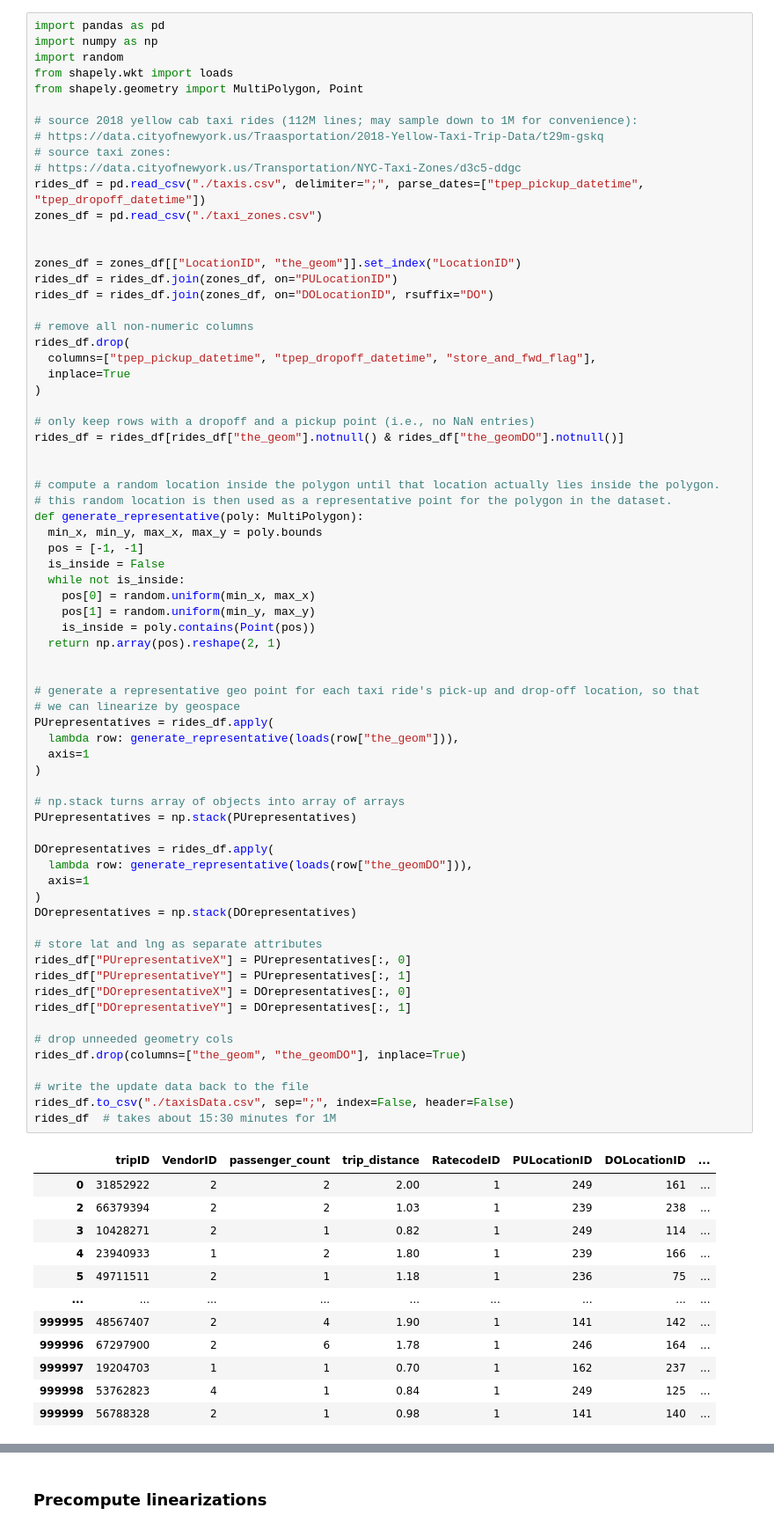
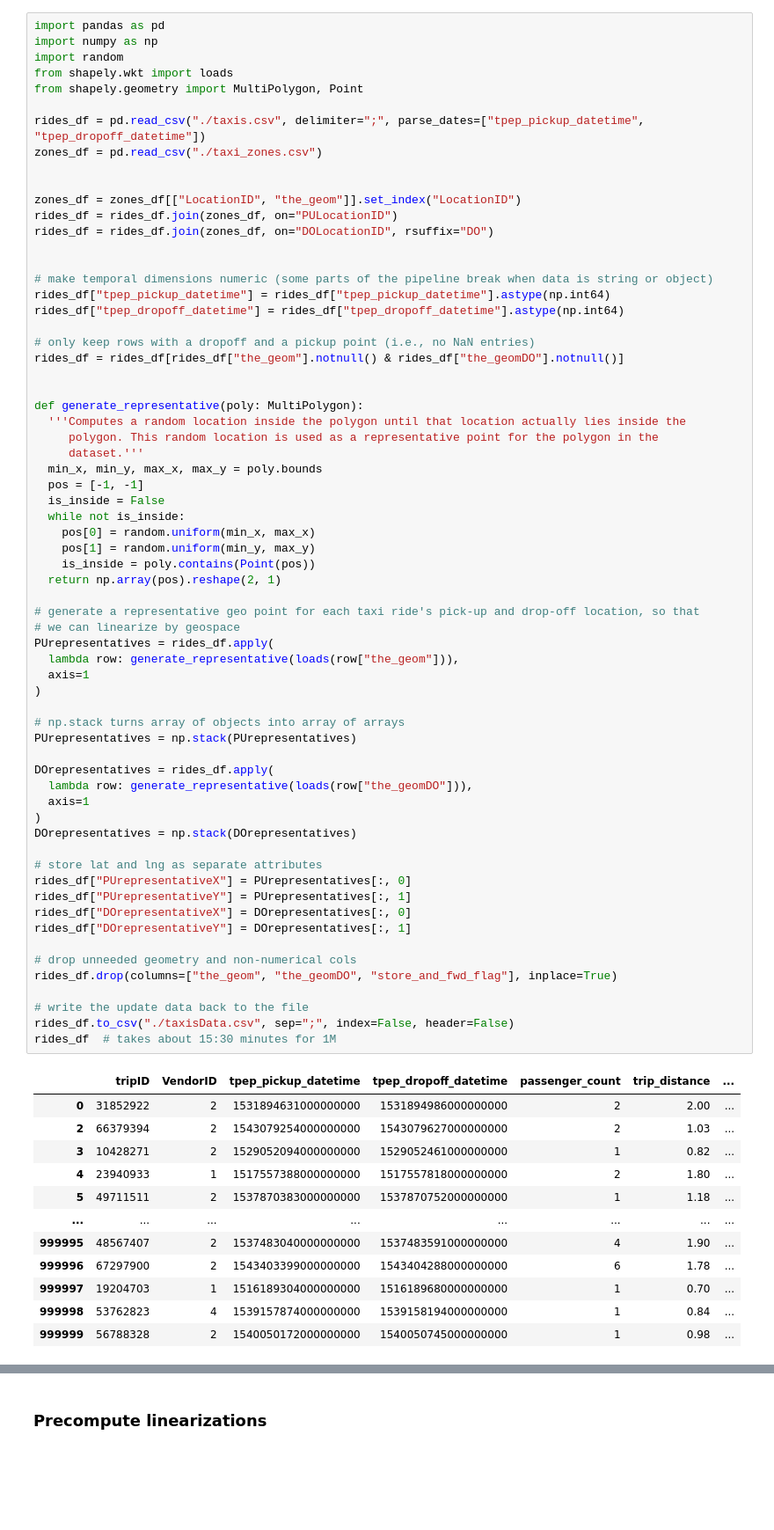
Before and after one commit to vis-au/prosample, a Jupyter notebook: server/pipeline/linearizations/input_files/taxis_tests.ipynb, the cells around one changed output, grey strips where cells are left out. Shown at 88% size. Drawn from its saved outputs; the diff is of its cells as text; blank space fills up the shorter version.

Commit message:
update taxi notebook

```diff
--- a/server/pipeline/linearizations/input_files/taxis_tests.ipynb
+++ b/server/pipeline/linearizations/input_files/taxis_tests.ipynb
@@ -7,10 +13,6 @@ import random
 from shapely.wkt import loads
 from shapely.geometry import MultiPolygon, Point
 
-# source 2018 yellow cab taxi rides (112M lines; may sample down to 1M for convenience):
-# https://data.cityofnewyork.us/Traasportation/2018-Yellow-Taxi-Trip-Data/t29m-gskq
-# source taxi zones:
-# https://data.cityofnewyork.us/Transportation/NYC-Taxi-Zones/d3c5-ddgc
 rides_df = pd.read_csv("./taxis.csv", delimiter=";", parse_dates=["tpep_pickup_datetime", "tpep_dropoff_datetime"])
 zones_df = pd.read_csv("./taxi_zones.csv")
 
@@ -19,19 +21,19 @@ zones_df = zones_df[["LocationID", "the_geom"]].set_index("LocationID")
 rides_df = rides_df.join(zones_df, on="PULocationID")
 rides_df = rides_df.join(zones_df, on="DOLocationID", rsuffix="DO")
 
-# remove all non-numeric columns
-rides_df.drop(
-  columns=["tpep_pickup_datetime", "tpep_dropoff_datetime", "store_and_fwd_flag"],
-  inplace=True
-)
+
+# make temporal dimensions numeric (some parts of the pipeline break when data is string or object)
+rides_df["tpep_pickup_datetime"] = rides_df["tpep_pickup_datetime"].astype(np.int64)
+rides_df["tpep_dropoff_datetime"] = rides_df["tpep_dropoff_datetime"].astype(np.int64)
 
 # only keep rows with a dropoff and a pickup point (i.e., no NaN entries)
 rides_df = rides_df[rides_df["the_geom"].notnull() & rides_df["the_geomDO"].notnull()]
 
 
-# compute a random location inside the polygon until that location actually lies inside the polygon.
-# this random location is then used as a representative point for the polygon in the dataset.
 def generate_representative(poly: MultiPolygon):
+  '''Computes a random location inside the polygon until that location actually lies inside the
+     polygon. This random location is used as a representative point for the polygon in the
+     dataset.'''
   min_x, min_y, max_x, max_y = poly.bounds
   pos = [-1, -1]
   is_inside = False
@@ -40,46 +42,45 @@ def generate_representative(poly: MultiPolygon):
     pos[1] = random.uniform(min_y, max_y)
     is_inside = poly.contains(Point(pos))
   return np.array(pos).reshape(2, 1)
-
 
 # generate a representative geo point for each taxi ride's pick-up and drop-off location, so that
 # we can linearize by geospace
 PUrepresentatives = rides_df.apply(
   lambda row: generate_representative(loads(row["the_geom"])),
   axis=1
 )
 
 # np.stack turns array of objects into array of arrays
 PUrepresentatives = np.stack(PUrepresentatives)
 
 DOrepresentatives = rides_df.apply(
   lambda row: generate_representative(loads(row["the_geomDO"])),
   axis=1
 )
 DOrepresentatives = np.stack(DOrepresentatives)
 
 # store lat and lng as separate attributes
 rides_df["PUrepresentativeX"] = PUrepresentatives[:, 0]
 rides_df["PUrepresentativeY"] = PUrepresentatives[:, 1]
 rides_df["DOrepresentativeX"] = DOrepresentatives[:, 0]
 rides_df["DOrepresentativeY"] = DOrepresentatives[:, 1]
 
-# drop unneeded geometry cols
-rides_df.drop(columns=["the_geom", "the_geomDO"], inplace=True)
+# drop unneeded geometry and non-numerical cols
+rides_df.drop(columns=["the_geom", "the_geomDO", "store_and_fwd_flag"], inplace=True)
 
 # write the update data back to the file
 rides_df.to_csv("./taxisData.csv", sep=";", index=False, header=False)
 rides_df  # takes about 15:30 minutes for 1M
 # %% [output]
-|  | tripID | VendorID | passenger_count | trip_distance | RatecodeID | PULocationID | DOLocationID | ... |
-| 0 | 31852922 | 2 | 2 | 2.00 | 1 | 249 | 161 | ... |
-| 2 | 66379394 | 2 | 2 | 1.03 | 1 | 239 | 238 | ... |
-| 3 | 10428271 | 2 | 1 | 0.82 | 1 | 249 | 114 | ... |
-| 4 | 23940933 | 1 | 2 | 1.80 | 1 | 239 | 166 | ... |
-| 5 | 49711511 | 2 | 1 | 1.18 | 1 | 236 | 75 | ... |
-| ... | ... | ... | ... | ... | ... | ... | ... | ... |
-| 999995 | 48567407 | 2 | 4 | 1.90 | 1 | 141 | 142 | ... |
-| 999996 | 67297900 | 2 | 6 | 1.78 | 1 | 246 | 164 | ... |
-| 999997 | 19204703 | 1 | 1 | 0.70 | 1 | 162 | 237 | ... |
-| 999998 | 53762823 | 4 | 1 | 0.84 | 1 | 249 | 125 | ... |
-| 999999 | 56788328 | 2 | 1 | 0.98 | 1 | 141 | 140 | ... |
+|  | tripID | VendorID | tpep_pickup_datetime | tpep_dropoff_datetime | passenger_count | trip_distance | ... |
+| 0 | 31852922 | 2 | 1531894631000000000 | 1531894986000000000 | 2 | 2.00 | ... |
+| 2 | 66379394 | 2 | 1543079254000000000 | 1543079627000000000 | 2 | 1.03 | ... |
+| 3 | 10428271 | 2 | 1529052094000000000 | 1529052461000000000 | 1 | 0.82 | ... |
+| 4 | 23940933 | 1 | 1517557388000000000 | 1517557818000000000 | 2 | 1.80 | ... |
+| 5 | 49711511 | 2 | 1537870383000000000 | 1537870752000000000 | 1 | 1.18 | ... |
+| ... | ... | ... | ... | ... | ... | ... | ... |
+| 999995 | 48567407 | 2 | 1537483040000000000 | 1537483591000000000 | 4 | 1.90 | ... |
+| 999996 | 67297900 | 2 | 1543403399000000000 | 1543404288000000000 | 6 | 1.78 | ... |
+| 999997 | 19204703 | 1 | 1516189304000000000 | 1516189680000000000 | 1 | 0.70 | ... |
+| 999998 | 53762823 | 4 | 1539157874000000000 | 1539158194000000000 | 1 | 0.84 | ... |
+| 999999 | 56788328 | 2 | 1540050172000000000 | 1540050745000000000 | 1 | 0.98 | ... |
```
Also changed, not shown: parts of 12 cells of this notebook.
